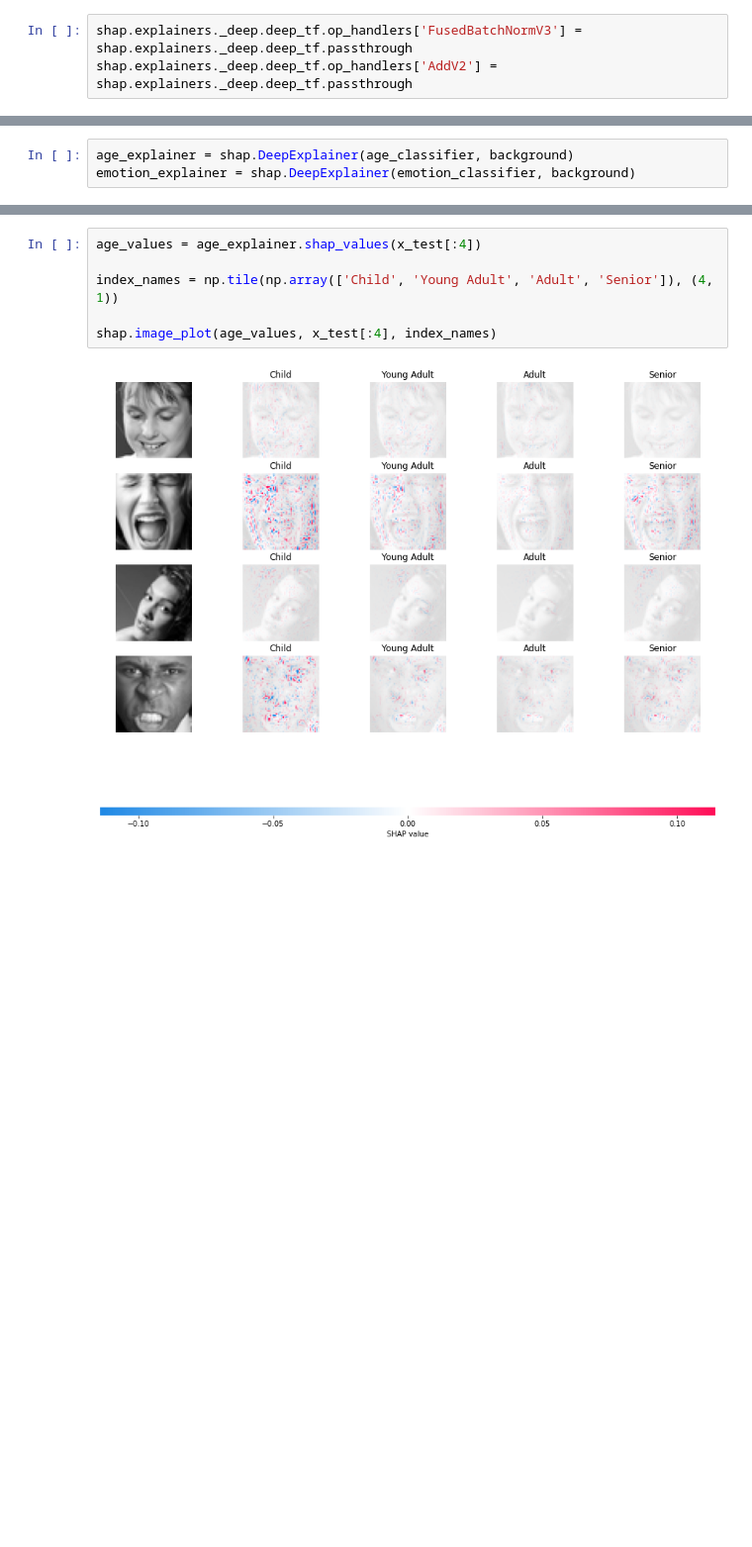
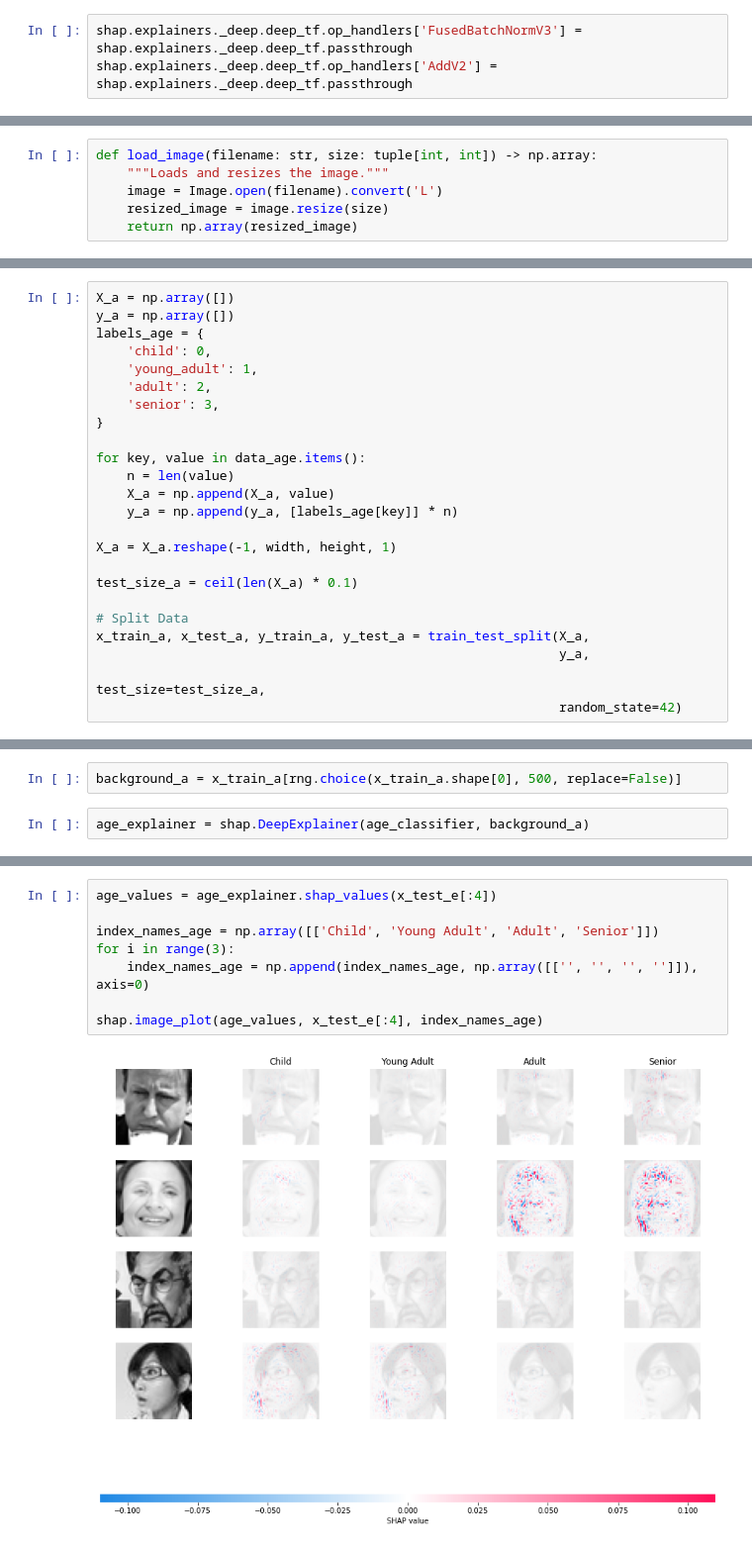
Before and after one commit to andre-anan-gilbert/Real-time-Facial-Age-and-Emotion-Recognition, a Jupyter notebook: src/notebooks/explainable_ai.ipynb, the cells around one changed output, grey strips where cells are left out. Shown at 99% size. Saved outputs shown, nothing was run; the diff lists cells and outputs as text; blank space fills up the shorter version.

Commit message:
improved Shap Notebook and Graphs

```diff
--- a/src/notebooks/explainable_ai.ipynb
+++ b/src/notebooks/explainable_ai.ipynb
@@ -62,0 +97,6 @@ background = x_train[rng.choice(x_train.shape[0], 500, replace=False)]
+# %%
+def load_image(filename: str, size: tuple[int, int]) -> np.array:
+    """Loads and resizes the image."""
+    image = Image.open(filename).convert('L')
+    resized_image = image.resize(size)
+    return np.array(resized_image)
@@ -62,0 +141,24 @@ background = x_train[rng.choice(x_train.shape[0], 500, replace=False)]
+# %%
+X_a = np.array([])
+y_a = np.array([])
+labels_age = {
+    'child': 0,
+    'young_adult': 1,
+    'adult': 2,
+    'senior': 3,
+}
+
+for key, value in data_age.items():
+    n = len(value)
+    X_a = np.append(X_a, value)
+    y_a = np.append(y_a, [labels_age[key]] * n)
+
+X_a = X_a.reshape(-1, width, height, 1)
+
+test_size_a = ceil(len(X_a) * 0.1)
+
+# Split Data
+x_train_a, x_test_a, y_train_a, y_test_a = train_test_split(X_a,
+                                                            y_a,
+                                                            test_size=test_size_a,
+                                                            random_state=42)
@@ -63,3 +167,4 @@ background = x_train[rng.choice(x_train.shape[0], 500, replace=False)]
+# %%
+background_a = x_train_a[rng.choice(x_train_a.shape[0], 500, replace=False)]
 # %%
-age_explainer = shap.DeepExplainer(age_classifier, background)
-emotion_explainer = shap.DeepExplainer(emotion_classifier, background)
+age_explainer = shap.DeepExplainer(age_classifier, background_a)
@@ -78,8 +173,10 @@ shap.image_plot(emotion_values, x_test[:4], index_names)
 # %%
-age_values = age_explainer.shap_values(x_test[:4])
+age_values = age_explainer.shap_values(x_test_e[:4])
 
-index_names = np.tile(np.array(['Child', 'Young Adult', 'Adult', 'Senior']), (4, 1))
+index_names_age = np.array([['Child', 'Young Adult', 'Adult', 'Senior']])
+for i in range(3):
+    index_names_age = np.append(index_names_age, np.array([['', '', '', '']]), axis=0)
 
-shap.image_plot(age_values, x_test[:4], index_names)
+shap.image_plot(age_values, x_test_e[:4], index_names_age)
 # %% [output]
-[figure, old version]
+[figure, new version]
```
Also changed, not shown: parts of 22 cells of this notebook.
